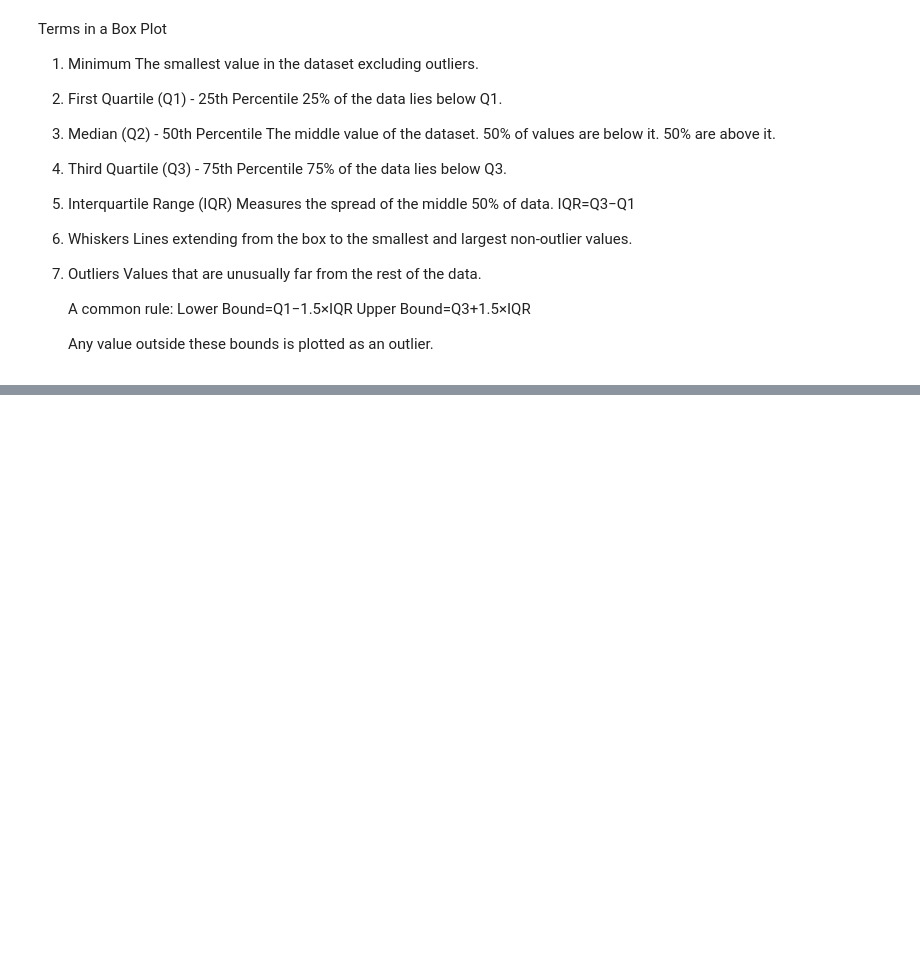
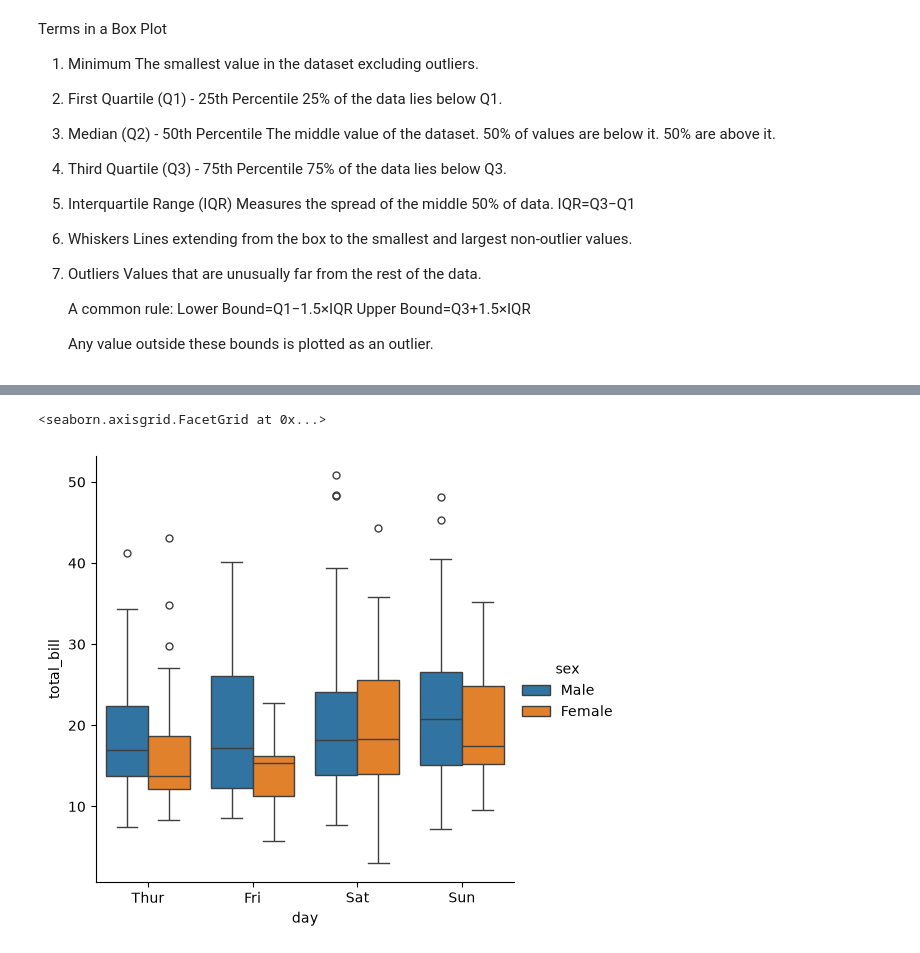
Before and after one commit to abhishekpadwal06/dev, a Jupyter notebook: Data Analysis/LEARNING/Seaborn/Boxplots/boxplot_101.ipynb, the cells around one changed output, grey strips where cells are left out. Saved outputs shown, nothing was run; the diff lists cells and outputs as text; code cells hidden in the pictures; blank space fills up the shorter version.

```diff
--- a/Data Analysis/LEARNING/Seaborn/Boxplots/boxplot_101.ipynb
+++ b/Data Analysis/LEARNING/Seaborn/Boxplots/boxplot_101.ipynb
@@ -59,0 +68,5 @@ sns.boxplot(data['tip'])
+# %%
+sns.catplot(x='day', y='total_bill', kind='box', hue='sex', data=data)
+# %% [output]
+<seaborn.axisgrid.FacetGrid at 0x...>
+[figure, added]
```
Also changed, not shown: parts of 2 cells of this notebook.
